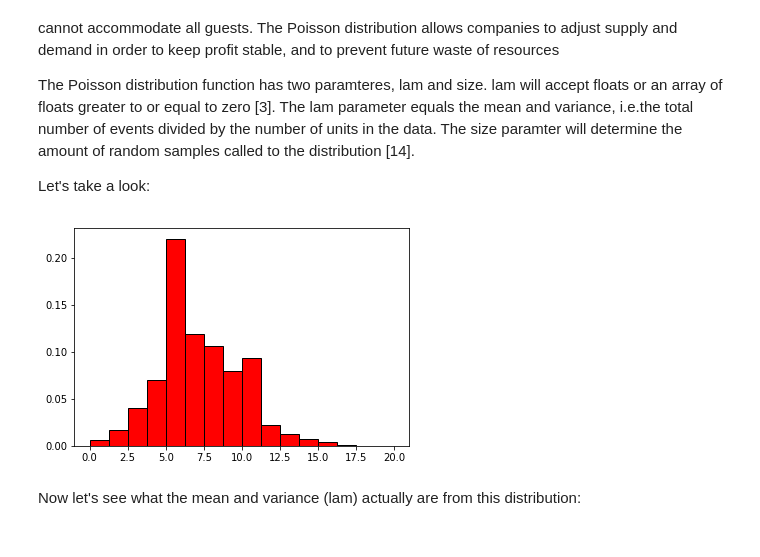
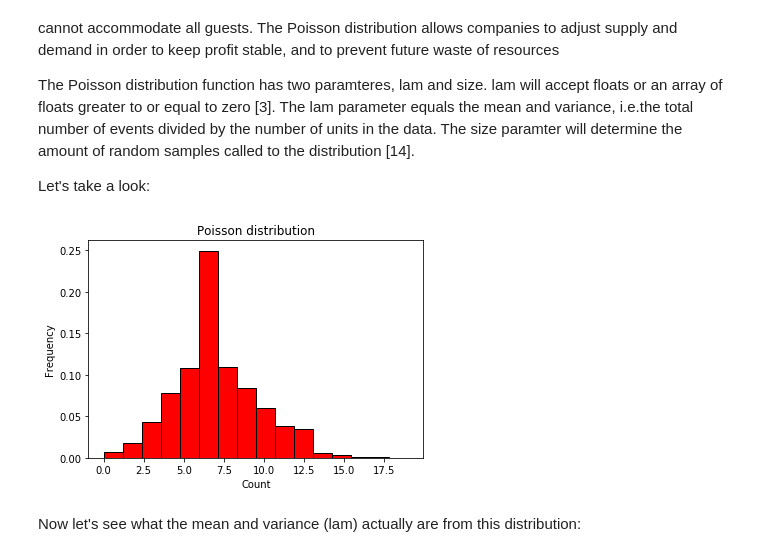
Before and after one commit to Datagatherer2357/Practical-Assignment-Programming-for-data-analysis-GMIT, a Jupyter notebook: practical-assignment-numpy.random.ipynb, the cells around one changed output. Drawn from its saved outputs; the diff is of its cells as text; code cells hidden in the pictures.

```diff
--- a/practical-assignment-numpy.random.ipynb
+++ b/practical-assignment-numpy.random.ipynb
@@ -508,15 +525,18 @@ Let's take a look:
 # %%
 import numpy as np
 poiss = np.random.poisson(7, 20000) # Drawing samples from the distribution
 
 # Creating a histogram of random Poisson samples
 
 import matplotlib.pyplot as plt
 plt.hist(poiss, 16, density=True, color='r', edgecolor ='k') # Adding sample count, amount of bins and density function line (True = normal),
                                                              # and adding edgecolour to the bins
+plt.ylabel('Frequency') # labelling my y axis
+plt.xlabel('Count') # labelling my x axis
+plt.title('Poisson distribution') # Adding title
 plt.show()
 # %% [output]
-[figure, old version]
+[figure, new version]
 # %% [markdown]
 Now let's see what the mean and variance (lam) actually are from this distribution:
 # %%
```
Also changed, not shown: parts of 14 cells of this notebook.
